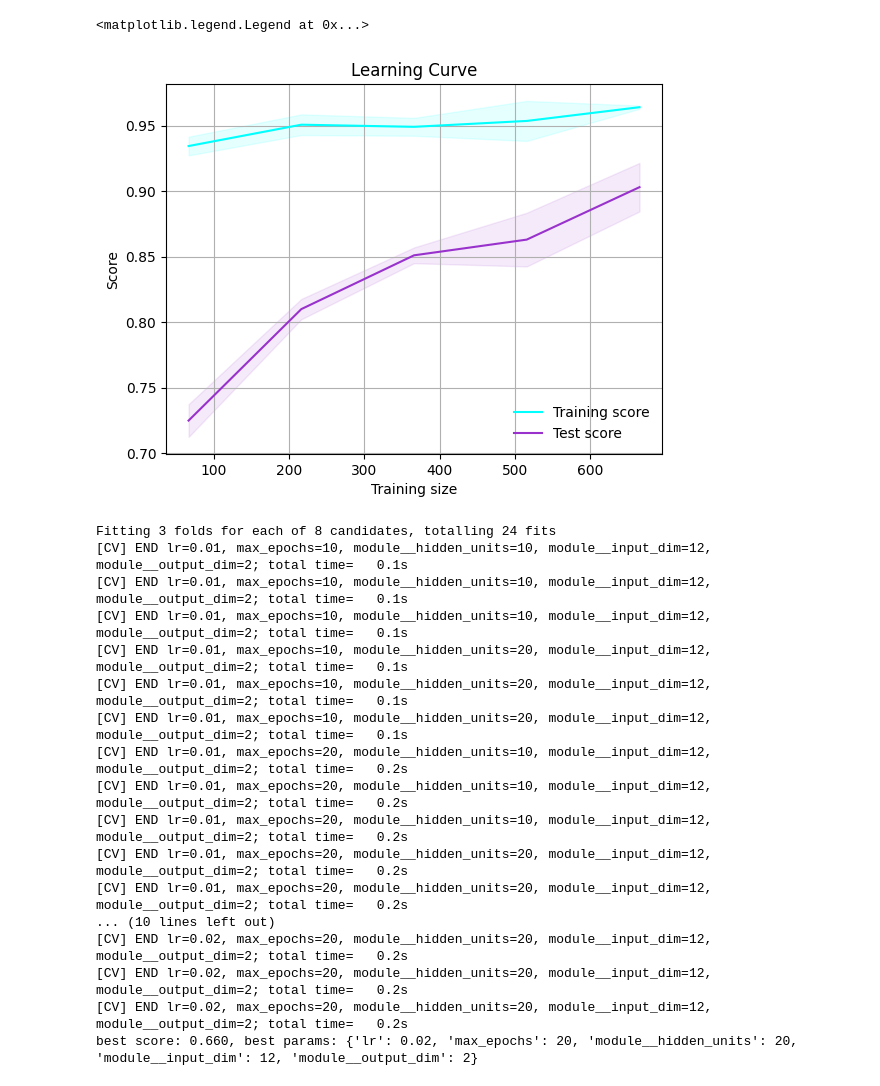
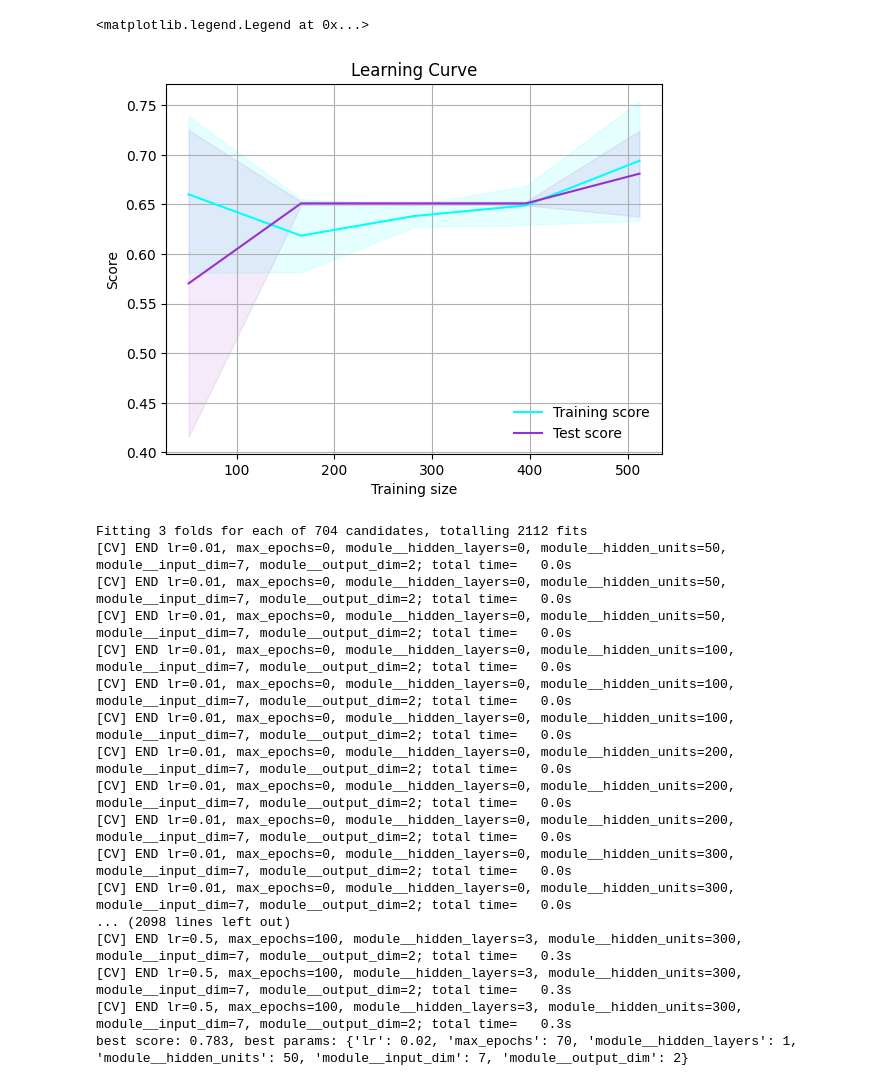
Before and after one commit to ankitrahejagatech/7641HW2, a Jupyter notebook: NNDiabetestDatasetHW2.ipynb, the cells around one changed output. Drawn from its saved outputs; the diff is of its cells as text; code cells hidden in the pictures.

```diff
--- a/NNDiabetestDatasetHW2.ipynb
+++ b/NNDiabetestDatasetHW2.ipynb
@@ -49,0 +15,29 @@ plt.legend(frameon=False)
+# %%
+diabetes = pd.read_csv('/workspaces/7641HW2/diabetes.csv')
+diabetes['Outcome'] = diabetes['Outcome'].astype('category')
+scaler = StandardScaler()
+num_var =  ['Pregnancies', 'Glucose', 'BloodPressure', 'SkinThickness', 'Insulin',
+       'BMI', 'DiabetesPedigreeFunction', 'Age']
+diabetes[num_var] = scaler.fit_transform(diabetes[num_var])
+cols = list(diabetes.columns)
+cols.insert(0, cols.pop(cols.index('Outcome')))
+diabetes = diabetes[cols]
+# %%
+def loading_data():
+    X2 = np.array(diabetes.values[:,1:-1].astype(np.float32))
+    y2 = np.array(diabetes.values[:,0].ravel().astype(np.int64))
+    return X2,y2
+# %%
+cX,cY = loading_data()
+# %%
+def get_activation_fn(name):
+    if name == 'relu':
+        return nn.ReLU()
+    elif name == 'sigmoid':
+        return nn.Sigmoid()
+    elif name == 'tanh':
+        return nn.Tanh()
+    elif name == 'leaky_relu':
+        return nn.LeakyReLU()
+    else:
+        raise ValueError(f"Unknown activation function: {name}")
@@ -62,30 +130,30 @@ plt.legend(frameon=False)
 # %%
 from sklearn.model_selection import learning_curve
 
 # Plot the learning curve
 train_sizes, train_scores, test_scores = learning_curve(
-    net, X, y, train_sizes=np.linspace(0.1, 1.0, 5), cv=3
+    net, cX, cY, train_sizes=np.linspace(0.1, 1.0, 5), cv=3
 )
 
 train_scores_mean = train_scores.mean(axis=1)
 train_scores_std = train_scores.std(axis=1)
 test_scores_mean = test_scores.mean(axis=1)
 test_scores_std = test_scores.std(axis=1)
 plt.fill_between(train_sizes, train_scores_mean - train_scores_std,
                      train_scores_mean + train_scores_std, alpha=0.1,
                      color='cyan')
 plt.fill_between(train_sizes, test_scores_mean - test_scores_std,
                      test_scores_mean + test_scores_std, alpha=0.1, color='darkorchid')
 plt.plot(train_sizes, train_scores_mean, label="Training score", color='cyan')
 plt.plot(train_sizes, test_scores_mean, label="Test score", color='darkorchid')
 plt.title("Learning Curve")
 plt.xlabel("Training size")
 plt.ylabel("Score")
 plt.grid(visible=True)
 plt.legend(frameon=False)
 # %% [output]
 <matplotlib.legend.Legend at 0x...>
-[figure, old version]
+[figure, new version]
 # %%
 from sklearn.pipeline import Pipeline
 from sklearn.preprocessing import StandardScaler
@@ -104,36 +172,38 @@ from sklearn.model_selection import GridSearchCV
 net.set_params(train_split=False, verbose=0)
 
 default_params = {
-    'module__input_dim': [12],
+    'module__input_dim': [cX.shape[1]],
     'module__output_dim': [2],
 }
 
 # module specific parameters need to begin with 'module__'
 params = {
-    'lr': [0.01, 0.02],
-    'max_epochs': [10, 20],
-    'module__hidden_units': [10, 20],
+    'lr': [0.01, 0.02,.1,.5],
+    'max_epochs': [0,10, 20,30,40,50,60,70,80,90,100],
+    'module__hidden_units': [50,100,200,300],
+    'module__hidden_layers':[0,1,2,3],
+    #'module__activation' : ['logistic','tanh','relu'],
     **default_params,
 }
 gs = GridSearchCV(net, params, refit=False, cv=3, scoring='accuracy', verbose=2)
 
-gs.fit(X, y)
+gs.fit(cX, cY)
 print("best score: {:.3f}, best params: {}".format(gs.best_score_, gs.best_params_))
 # %% [output]
-Fitting 3 folds for each of 8 candidates, totalling 24 fits
-[CV] END lr=0.01, max_epochs=10, module__hidden_units=10, module__input_dim=12, module__output_dim=2; total time=   0.1s
-[CV] END lr=0.01, max_epochs=10, module__hidden_units=10, module__input_dim=12, module__output_dim=2; total time=   0.1s
-[CV] END lr=0.01, max_epochs=10, module__hidden_units=10, module__input_dim=12, module__output_dim=2; total time=   0.1s
-[CV] END lr=0.01, max_epochs=10, module__hidden_units=20, module__input_dim=12, module__output_dim=2; total time=   0.1s
-[CV] END lr=0.01, max_epochs=10, module__hidden_units=20, module__input_dim=12, module__output_dim=2; total time=   0.1s
-[CV] END lr=0.01, max_epochs=10, module__hidden_units=20, module__input_dim=12, module__output_dim=2; total time=   0.1s
-[CV] END lr=0.01, max_epochs=20, module__hidden_units=10, module__input_dim=12, module__output_dim=2; total time=   0.2s
-[CV] END lr=0.01, max_epochs=20, module__hidden_units=10, module__input_dim=12, module__output_dim=2; total time=   0.2s
-[CV] END lr=0.01, max_epochs=20, module__hidden_units=10, module__input_dim=12, module__output_dim=2; total time=   0.2s
-[CV] END lr=0.01, max_epochs=20, module__hidden_units=20, module__input_dim=12, module__output_dim=2; total time=   0.2s
-[CV] END lr=0.01, max_epochs=20, module__hidden_units=20, module__input_dim=12, module__output_dim=2; total time=   0.2s
-... (10 lines left out)
-[CV] END lr=0.02, max_epochs=20, module__hidden_units=20, module__input_dim=12, module__output_dim=2; total time=   0.2s
-[CV] END lr=0.02, max_epochs=20, module__hidden_units=20, module__input_dim=12, module__output_dim=2; total time=   0.2s
-[CV] END lr=0.02, max_epochs=20, module__hidden_units=20, module__input_dim=12, module__output_dim=2; total time=   0.2s
-best score: 0.660, best params: {'lr': 0.02, 'max_epochs': 20, 'module__hidden_units': 20, 'module__input_dim': 12, 'module__output_dim': 2}
+Fitting 3 folds for each of 704 candidates, totalling 2112 fits
+[CV] END lr=0.01, max_epochs=0, module__hidden_layers=0, module__hidden_units=50, module__input_dim=7, module__output_dim=2; total time=   0.0s
+[CV] END lr=0.01, max_epochs=0, module__hidden_layers=0, module__hidden_units=50, module__input_dim=7, module__output_dim=2; total time=   0.0s
+[CV] END lr=0.01, max_epochs=0, module__hidden_layers=0, module__hidden_units=50, module__input_dim=7, module__output_dim=2; total time=   0.0s
+[CV] END lr=0.01, max_epochs=0, module__hidden_layers=0, module__hidden_units=100, module__input_dim=7, module__output_dim=2; total time=   0.0s
+[CV] END lr=0.01, max_epochs=0, module__hidden_layers=0, module__hidden_units=100, module__input_dim=7, module__output_dim=2; total time=   0.0s
+[CV] END lr=0.01, max_epochs=0, module__hidden_layers=0, module__hidden_units=100, module__input_dim=7, module__output_dim=2; total time=   0.0s
+[CV] END lr=0.01, max_epochs=0, module__hidden_layers=0, module__hidden_units=200, module__input_dim=7, module__output_dim=2; total time=   0.0s
+[CV] END lr=0.01, max_epochs=0, module__hidden_layers=0, module__hidden_units=200, module__input_dim=7, module__output_dim=2; total time=   0.0s
+[CV] END lr=0.01, max_epochs=0, module__hidden_layers=0, module__hidden_units=200, module__input_dim=7, module__output_dim=2; total time=   0.0s
+[CV] END lr=0.01, max_epochs=0, module__hidden_layers=0, module__hidden_units=300, module__input_dim=7, module__output_dim=2; total time=   0.0s
+[CV] END lr=0.01, max_epochs=0, module__hidden_layers=0, module__hidden_units=300, module__input_dim=7, module__output_dim=2; total time=   0.0s
+... (2098 lines left out)
+[CV] END lr=0.5, max_epochs=100, module__hidden_layers=3, module__hidden_units=300, module__input_dim=7, module__output_dim=2; total time=   0.3s
+[CV] END lr=0.5, max_epochs=100, module__hidden_layers=3, module__hidden_units=300, module__input_dim=7, module__output_dim=2; total time=   0.3s
+[CV] END lr=0.5, max_epochs=100, module__hidden_layers=3, module__hidden_units=300, module__input_dim=7, module__output_dim=2; total time=   0.3s
+best score: 0.783, best params: {'lr': 0.02, 'max_epochs': 70, 'module__hidden_layers': 1, 'module__hidden_units': 50, 'module__input_dim': 7, 'module__output_dim': 2}
```
Also changed, not shown: parts of 8 cells of this notebook, 1 other file.
